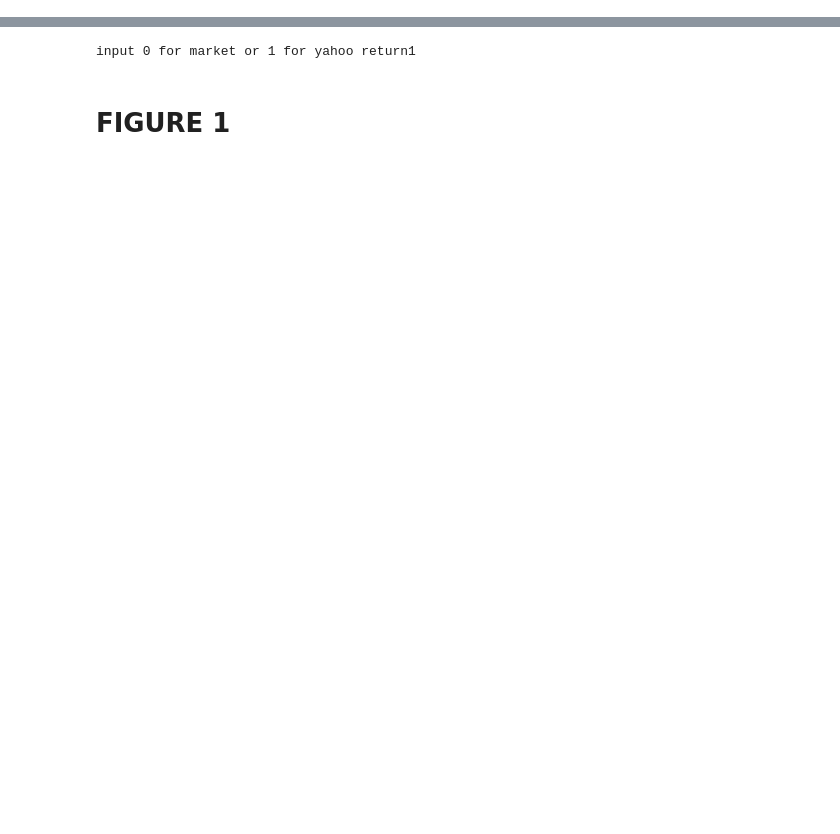
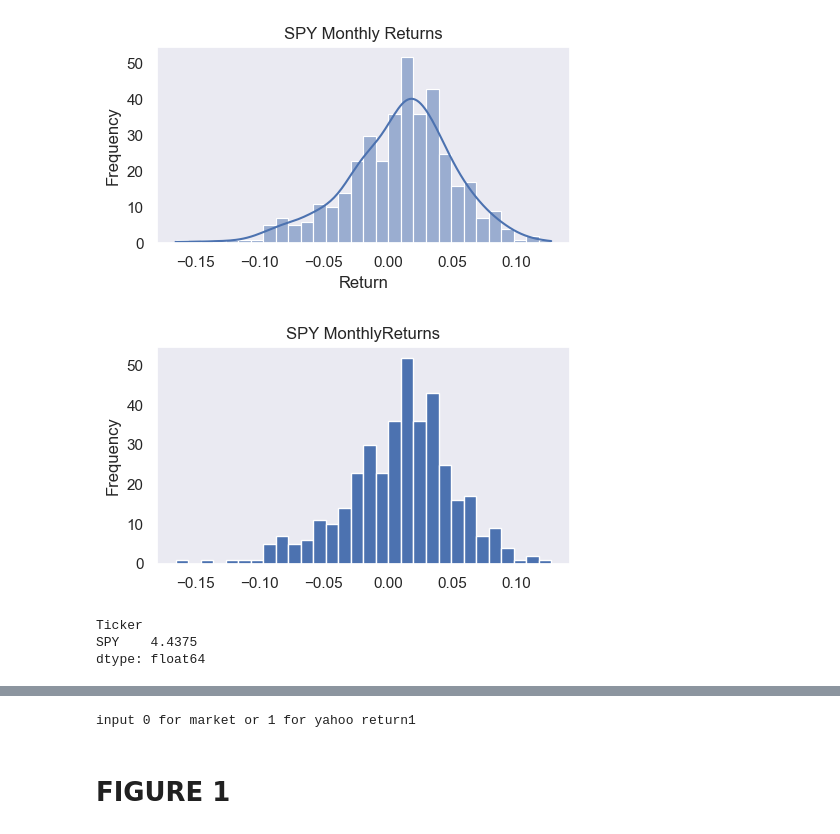
Before and after one commit to kerryback/genai4finance, a Jupyter notebook: notebooks/stock_market_returns.ipynb, the cells around one changed output, grey strips where cells are left out. Drawn from its saved outputs; the diff is of its cells as text; code cells hidden in the pictures; blank space fills up the shorter version.

```diff
--- a/notebooks/stock_market_returns.ipynb
+++ b/notebooks/stock_market_returns.ipynb
@@ -62,0 +16,33 @@ ERROR:yfinance:['SPY']: YFRateLimitError('Too Many Requests. Rate limited. Try a
+# %%
+ret = price.resample("ME").last().pct_change()
+# %%
+import matplotlib.pyplot as plt
+import seaborn as sns
+sns.set_theme(style="dark")
+# Create a figure for the histogram with kernel density plot
+plt.figure(figsize=(5, 3))
+sns.histplot(ret.dropna(), kde=True, bins=30, legend=False)
+plt.title('SPY Monthly Returns')
+plt.xlabel('Return')
+plt.ylabel('Frequency')
+plt.tight_layout()
+plt.savefig("../posts/03-online-data/spy-returns.jpg")
+plt.show()
+
+# Create a figure with two subplots
+fig, ax2 = plt.subplots(figsize=(5, 3))
+
+
+# Create a histogram of returns in the second subplot
+ax2.hist(ret.dropna(), bins=30)
+ax2.set_title('SPY MonthlyReturns')
+ax2.set_xlabel('')
+ax2.set_ylabel('Frequency')
+
+# Adjust layout to prevent overlap
+plt.tight_layout()
+plt.savefig("../posts/03-online-data/spy.jpg")
+plt.show()
+# %% [output]
+[figure, added]
+[figure, added]
@@ -62,0 +51,6 @@ ERROR:yfinance:['SPY']: YFRateLimitError('Too Many Requests. Rate limited. Try a
+# %%
+(abs(keep) > 1e-6).sum()/(2025-1993)
+# %% [output]
+Ticker
+SPY    4.4375
+dtype: float64
```
Also changed, not shown: parts of 10 cells of this notebook, 13 other files.
